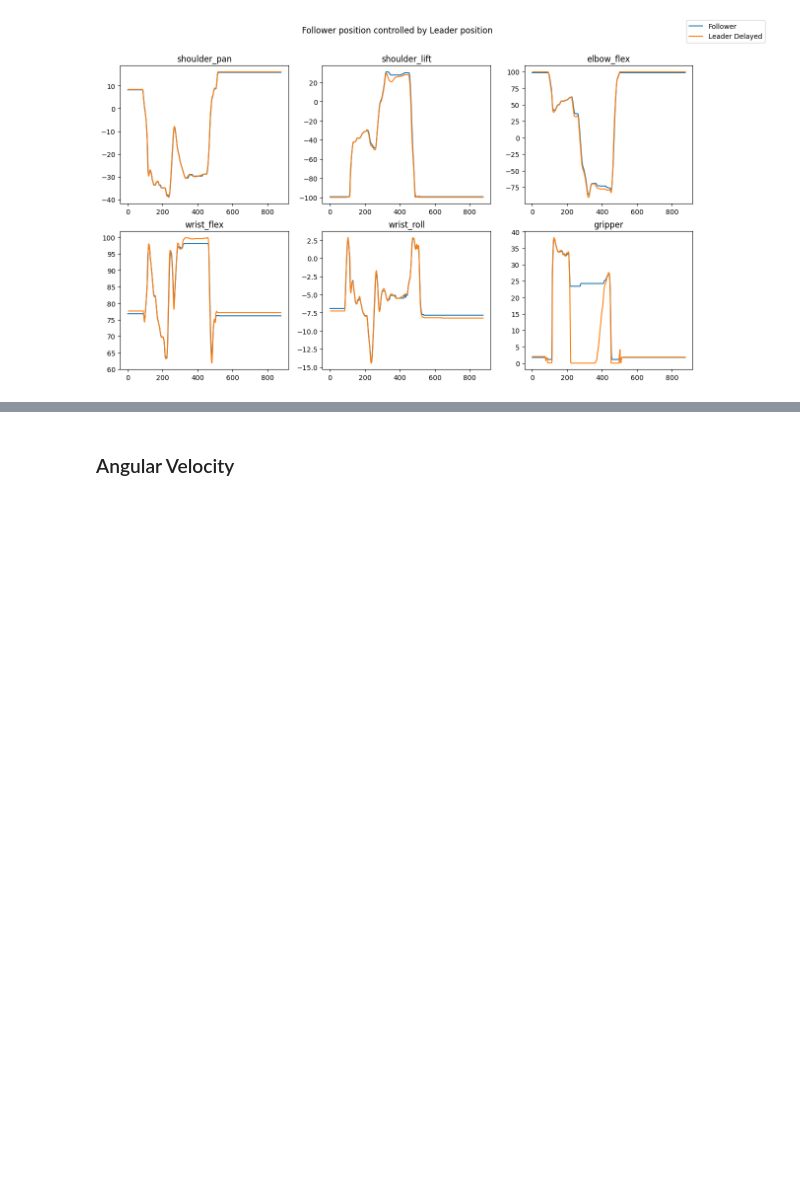
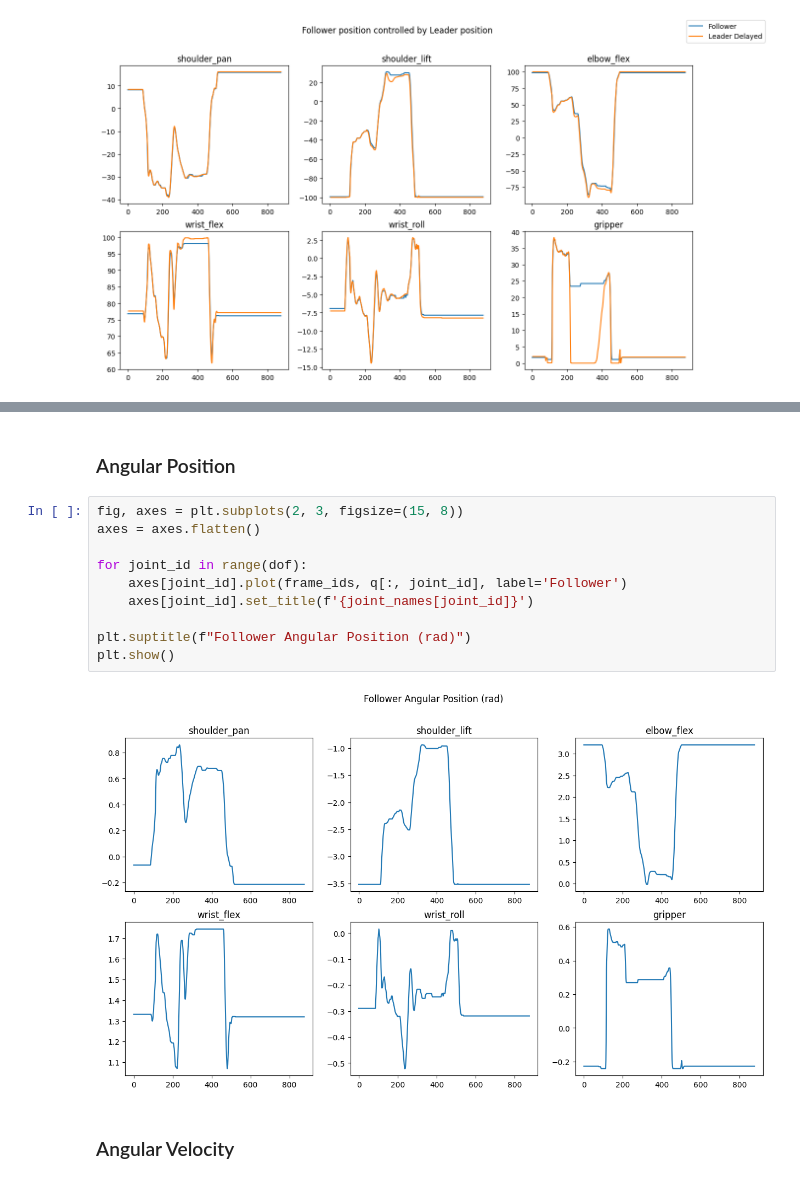
Before and after one commit to alexis779/slobot, a Jupyter notebook: notebooks/so100_ball_cup2.ipynb, the cells around one changed output, grey strips where cells are left out. Cells and saved outputs as stored; diff of their text form; blank space fills up the shorter version.

```diff
--- a/notebooks/so100_ball_cup2.ipynb
+++ b/notebooks/so100_ball_cup2.ipynb
@@ -134,3 +145,17 @@ plt.show()
+# %% [markdown]
+### Angular Position
+# %%
+fig, axes = plt.subplots(2, 3, figsize=(15, 8))
+axes = axes.flatten()
+
+for joint_id in range(dof):
+    axes[joint_id].plot(frame_ids, q[:, joint_id], label='Follower')
+    axes[joint_id].set_title(f'{joint_names[joint_id]}')
+
+plt.suptitle(f"Follower Angular Position (rad)")
+plt.show()
+# %% [output]
+[figure, added]
 # %% [markdown]
 ### Angular Velocity
 # %%
```
Also changed, not shown: parts of 3 cells of this notebook, 2 other files.
